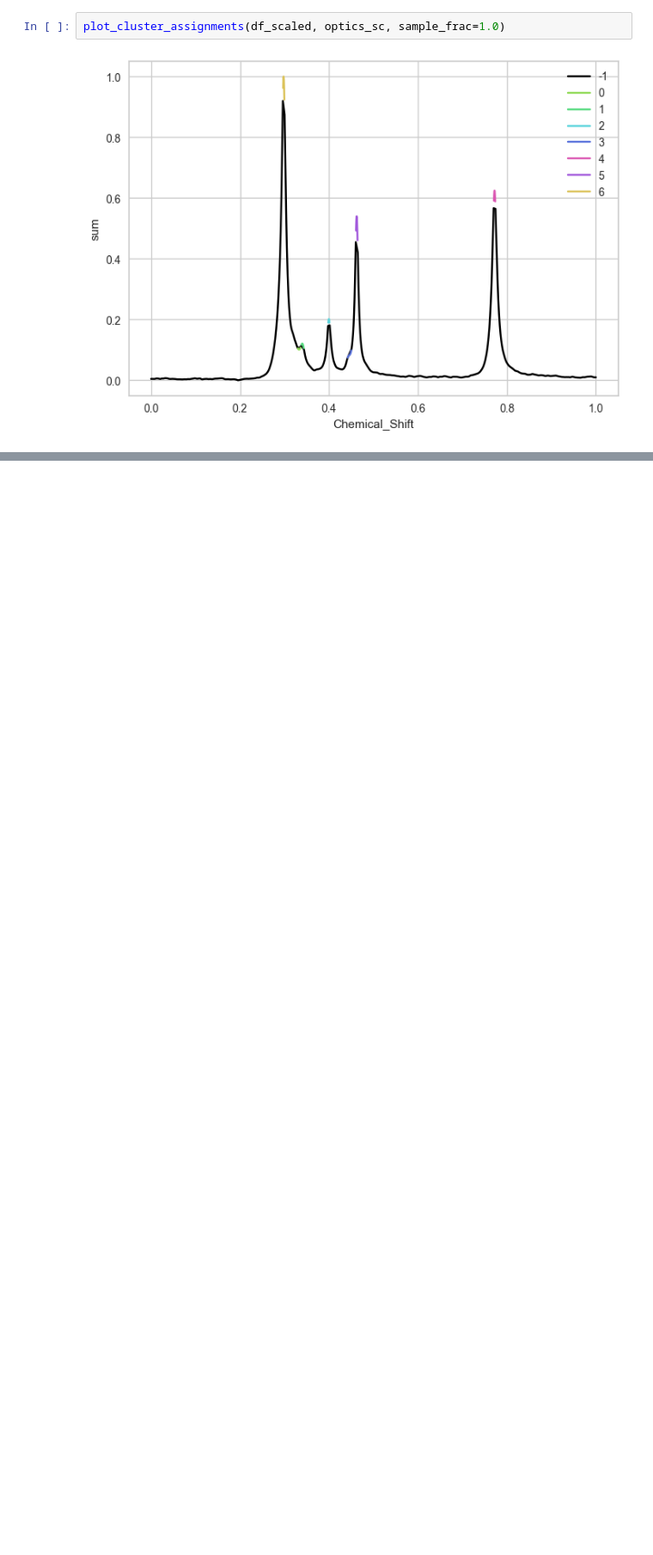
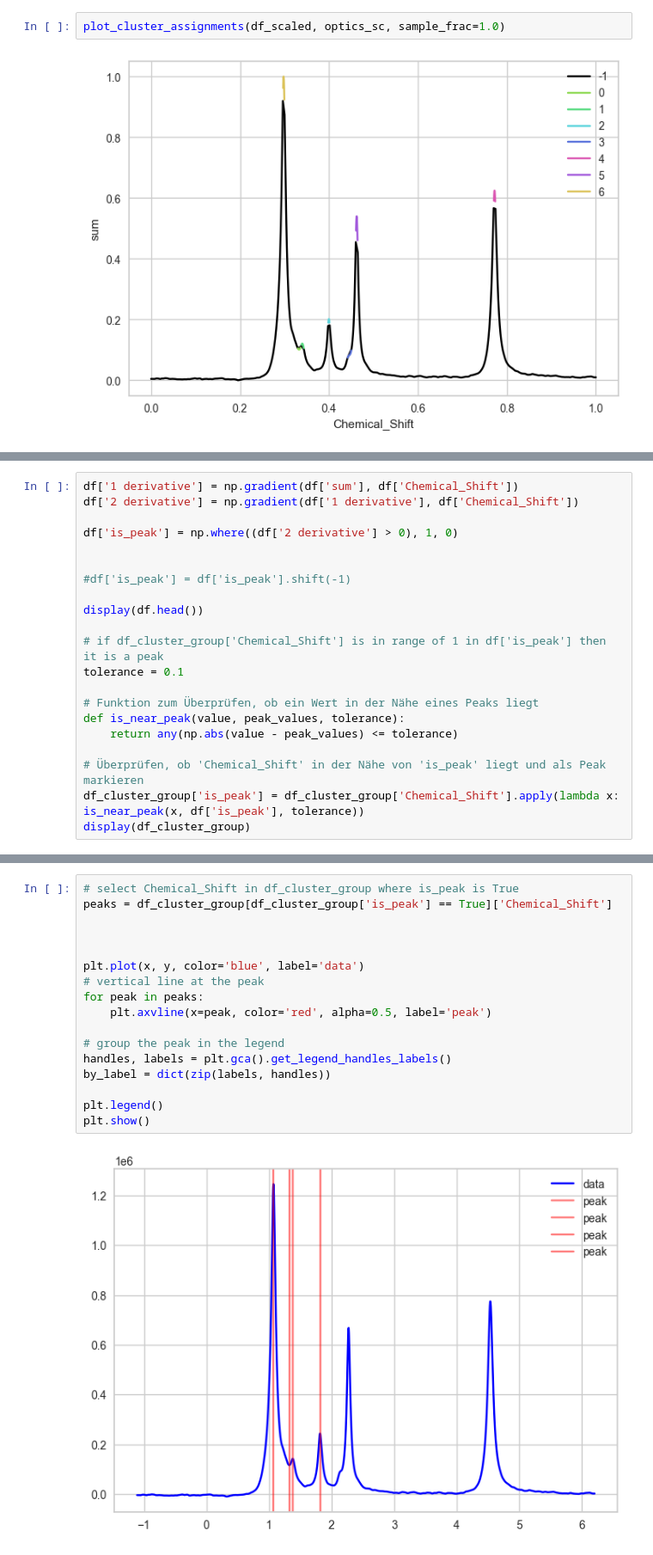
Before and after one commit to RATFIVE/MoinCC-AI4metabolomics, a Jupyter notebook: 01_Clustering/Clustering.ipynb, the cells around one changed output, grey strips where cells are left out. Shown at 86% size. Drawn from its saved outputs; the diff is of its cells as text; blank space fills up the shorter version.

```diff
--- a/01_Clustering/Clustering.ipynb
+++ b/01_Clustering/Clustering.ipynb
@@ -216,0 +224,21 @@ df_cluster_group
+# %%
+df['1 derivative'] = np.gradient(df['sum'], df['Chemical_Shift'])
+df['2 derivative'] = np.gradient(df['1 derivative'], df['Chemical_Shift'])
+
+df['is_peak'] = np.where((df['2 derivative'] > 0), 1, 0)
+
+
+#df['is_peak'] = df['is_peak'].shift(-1)
+
+display(df.head())
+
+# if df_cluster_group['Chemical_Shift'] is in range of 1 in df['is_peak'] then it is a peak
+tolerance = 0.1
+
+# Funktion zum Überprüfen, ob ein Wert in der Nähe eines Peaks liegt
+def is_near_peak(value, peak_values, tolerance):
+    return any(np.abs(value - peak_values) <= tolerance)
+
+# Überprüfen, ob 'Chemical_Shift' in der Nähe von 'is_peak' liegt und als Peak markieren
+df_cluster_group['is_peak'] = df_cluster_group['Chemical_Shift'].apply(lambda x: is_near_peak(x, df['is_peak'], tolerance))
+display(df_cluster_group)
@@ -216,0 +260,19 @@ df_cluster_group
+# %%
+# select Chemical_Shift in df_cluster_group where is_peak is True
+peaks = df_cluster_group[df_cluster_group['is_peak'] == True]['Chemical_Shift']
+
+
+
+plt.plot(x, y, color='blue', label='data')
+# vertical line at the peak
+for peak in peaks:
+    plt.axvline(x=peak, color='red', alpha=0.5, label='peak')
+
+# group the peak in the legend
+handles, labels = plt.gca().get_legend_handles_labels()
+by_label = dict(zip(labels, handles))
+
+plt.legend()
+plt.show()
+# %% [output]
+[figure, added]
```
Also changed, not shown: parts of 2 cells of this notebook.
